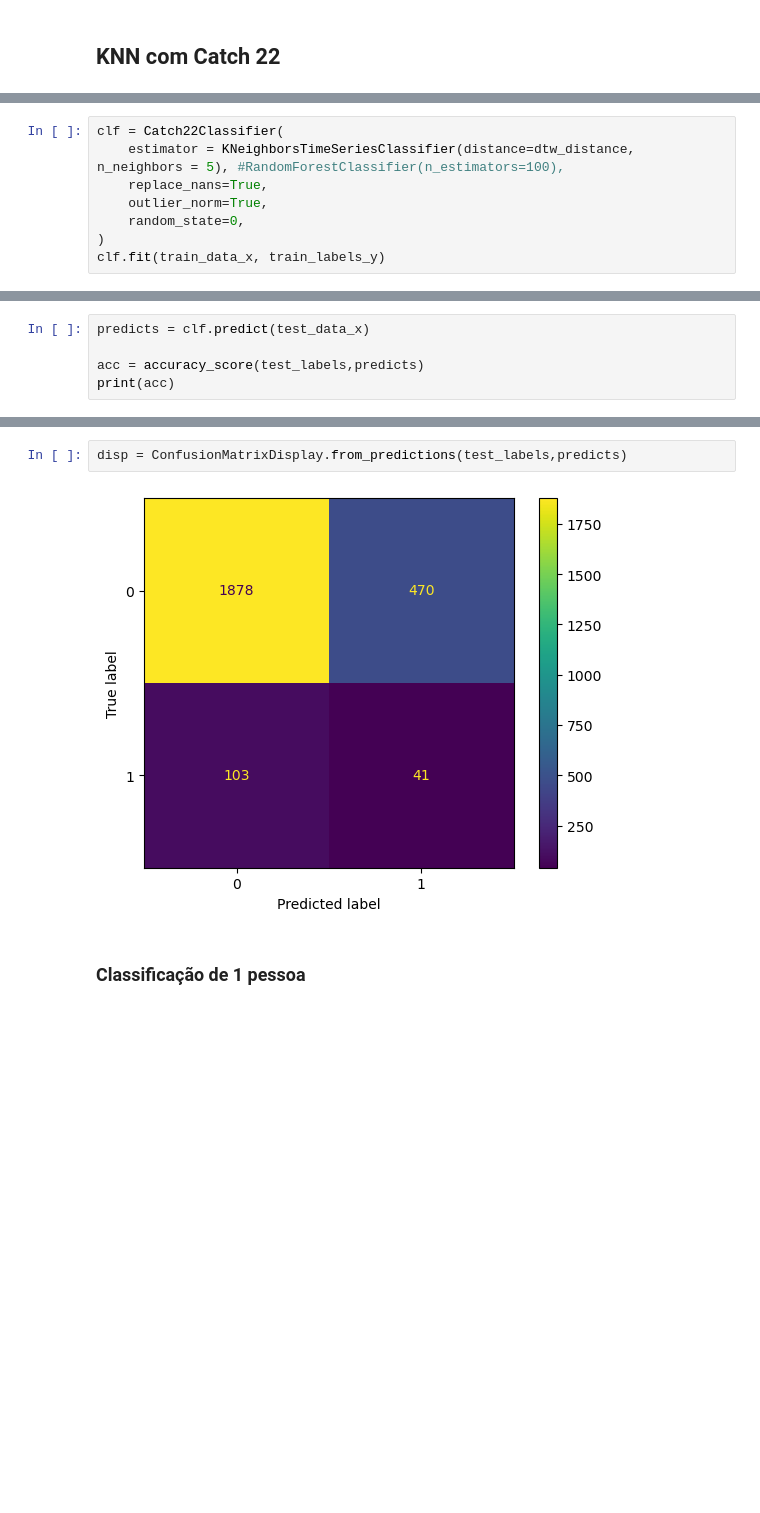
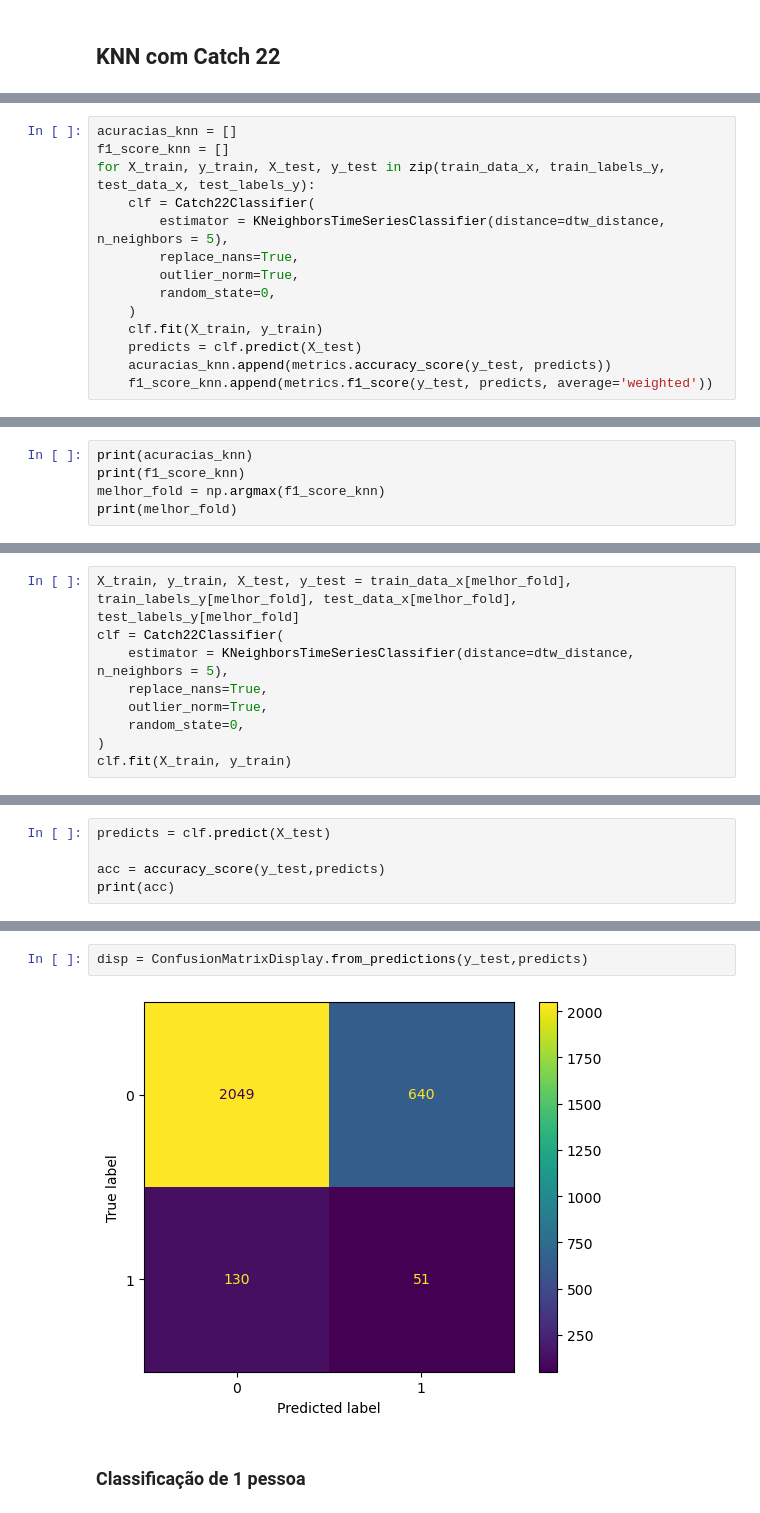
Before and after one commit to LeandroDurau/BCC---TCC, a Jupyter notebook: Projeto/KNN.ipynb, the cells around one changed output, grey strips where cells are left out. Saved outputs shown, nothing was run; the diff lists cells and outputs as text; blank space fills up the shorter version.

```diff
--- a/Projeto/KNN.ipynb
+++ b/Projeto/KNN.ipynb
@@ -314,9 +202,15 @@ Fadiga
 Name: count, dtype: int64
 # %%
-clf = Catch22Classifier(
-    estimator = KNeighborsTimeSeriesClassifier(distance=dtw_distance, n_neighbors = 5), #RandomForestClassifier(n_estimators=100),
-    replace_nans=True,
-    outlier_norm=True,
-    random_state=0,
-)
-clf.fit(train_data_x, train_labels_y)
+acuracias_knn = []
+f1_score_knn = []
+for X_train, y_train, X_test, y_test in zip(train_data_x, train_labels_y, test_data_x, test_labels_y):
+    clf = Catch22Classifier(
+        estimator = KNeighborsTimeSeriesClassifier(distance=dtw_distance, n_neighbors = 5),
+        replace_nans=True,
+        outlier_norm=True,
+        random_state=0,
+    )
+    clf.fit(X_train, y_train)
+    predicts = clf.predict(X_test)
+    acuracias_knn.append(metrics.accuracy_score(y_test, predicts))
+    f1_score_knn.append(metrics.f1_score(y_test, predicts, average='weighted'))
@@ -326,0 +217,5 @@ Catch22Classifier(estimator=KNeighborsTimeSeriesClassifier(distance=CPUDispatche
+# %%
+print(acuracias_knn)
+print(f1_score_knn)
+melhor_fold = np.argmax(f1_score_knn)
+print(melhor_fold)
@@ -326,0 +238,9 @@ Catch22Classifier(estimator=KNeighborsTimeSeriesClassifier(distance=CPUDispatche
+# %%
+X_train, y_train, X_test, y_test = train_data_x[melhor_fold], train_labels_y[melhor_fold], test_data_x[melhor_fold], test_labels_y[melhor_fold]
+clf = Catch22Classifier(
+    estimator = KNeighborsTimeSeriesClassifier(distance=dtw_distance, n_neighbors = 5),
+    replace_nans=True,
+    outlier_norm=True,
+    random_state=0,
+)
+clf.fit(X_train, y_train)
@@ -327,6 +251,6 @@ Catch22Classifier(estimator=KNeighborsTimeSeriesClassifier(distance=CPUDispatche
 # %%
-predicts = clf.predict(test_data_x)
+predicts = clf.predict(X_test)
 
-acc = accuracy_score(test_labels,predicts)
+acc = accuracy_score(y_test,predicts)
 print(acc)
 # %% [output]
@@ -345,7 +269,7 @@ weighted avg       0.90      0.77      0.82      2492
 # %%
-disp = ConfusionMatrixDisplay.from_predictions(test_labels,predicts)
+disp = ConfusionMatrixDisplay.from_predictions(y_test,predicts)
 # %% [output]
-[figure, old version]
+[figure, new version]
 # %% [markdown]
 ### Classificação de 1 pessoa
 # %%
```
Also changed, not shown: parts of 52 cells of this notebook, 10 other files.
